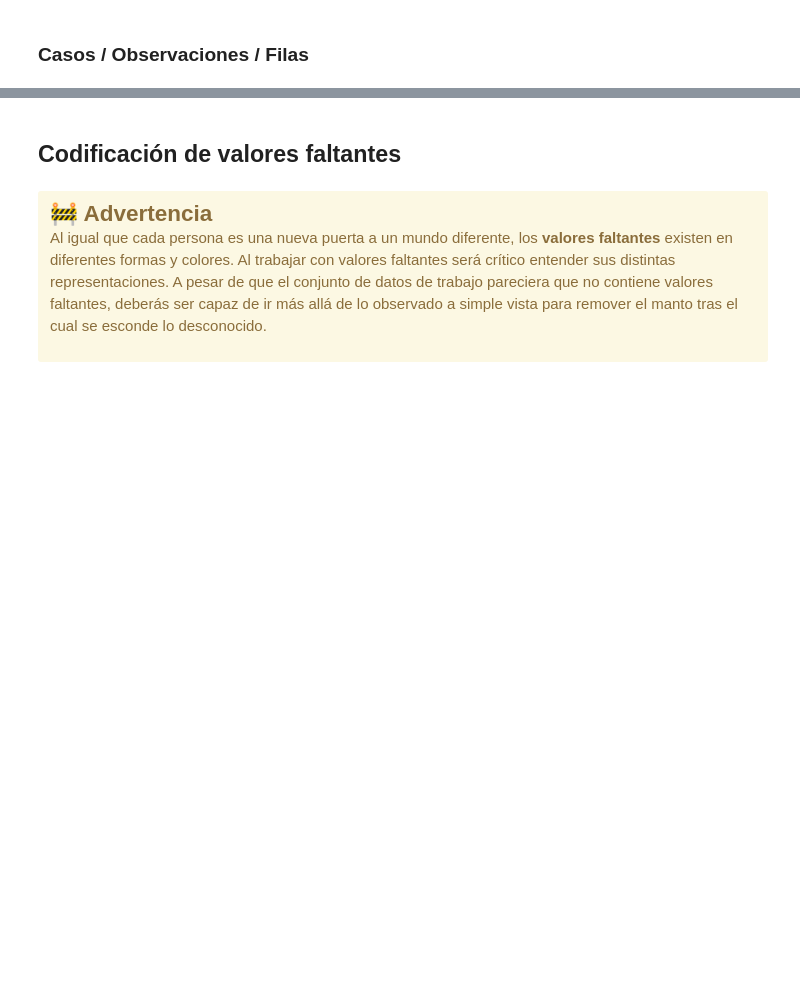
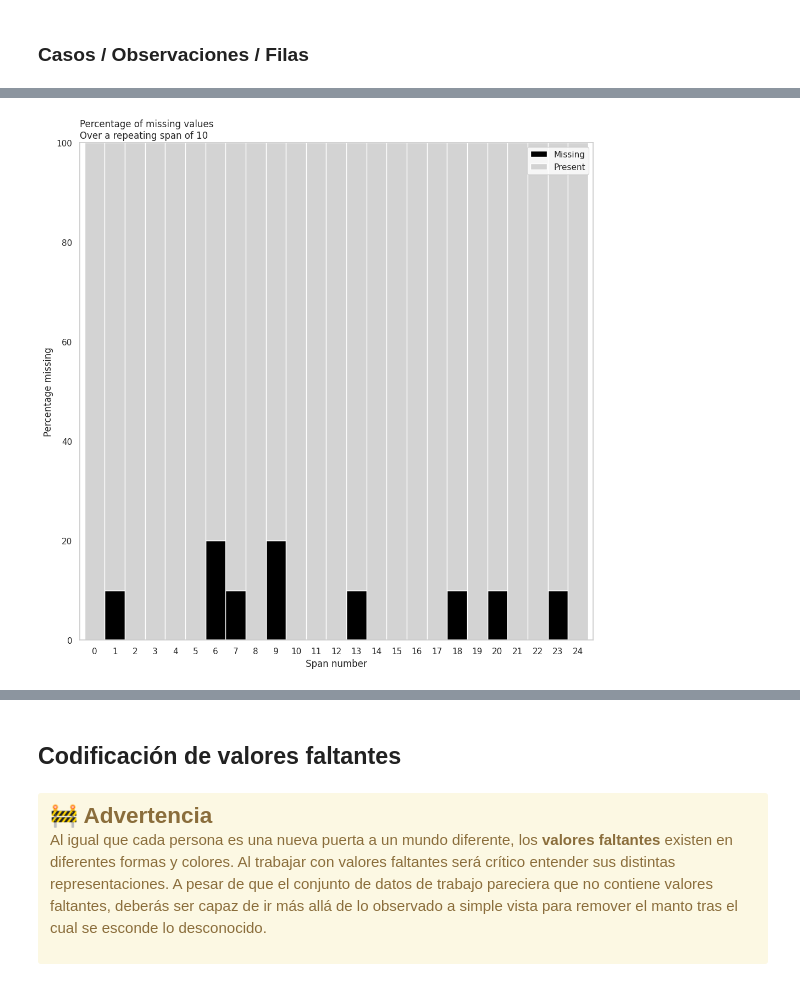
Before and after one commit to Disskaf/Datos_faltantes, a Jupyter notebook: live-exploration-missing-values.ipynb, the cells around one changed output, grey strips where cells are left out. Saved outputs shown, nothing was run; the diff lists cells and outputs as text; code cells hidden in the pictures; blank space fills up the shorter version.

```diff
--- a/live-exploration-missing-values.ipynb
+++ b/live-exploration-missing-values.ipynb
@@ -420,0 +441,12 @@ riskfactors_df.missing.missing_case_table()
+# %%
+(
+    riskfactors_df
+    .missing
+    .missing_variable_span_plot(
+        variable="weight_lbs",
+        span_every=10,
+        rot = 0
+    )
+)
+# %% [output]
+[figure, added]
```
Also changed, not shown: parts of 6 cells of this notebook.
